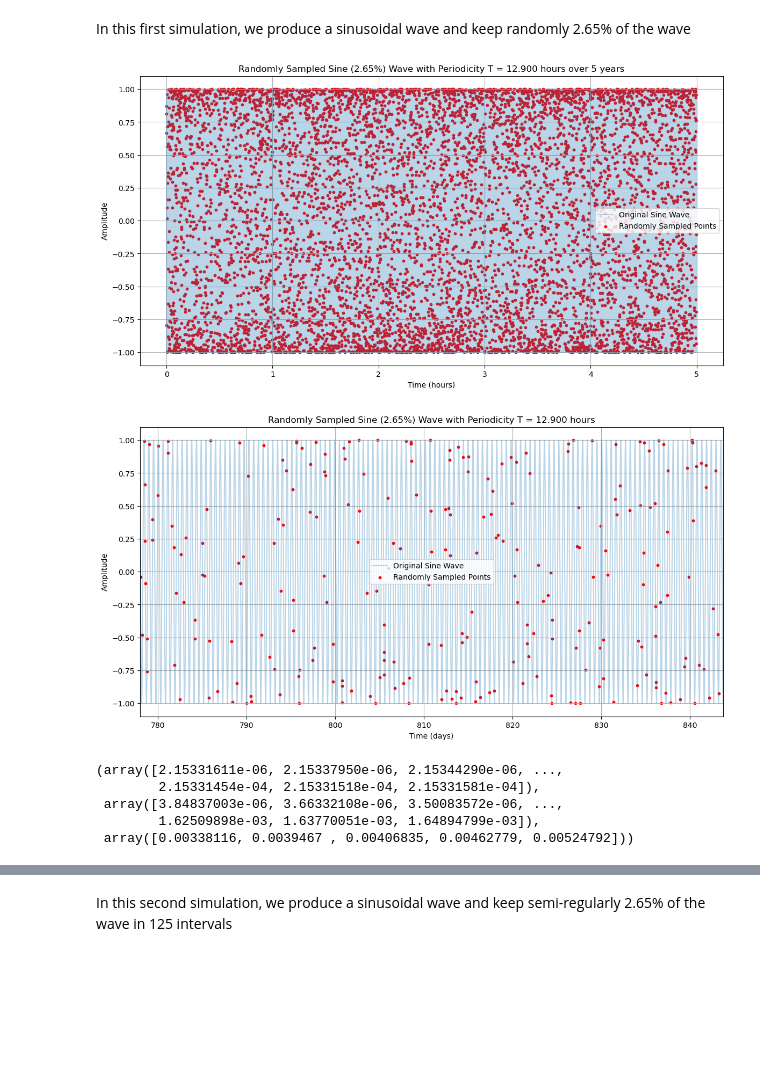
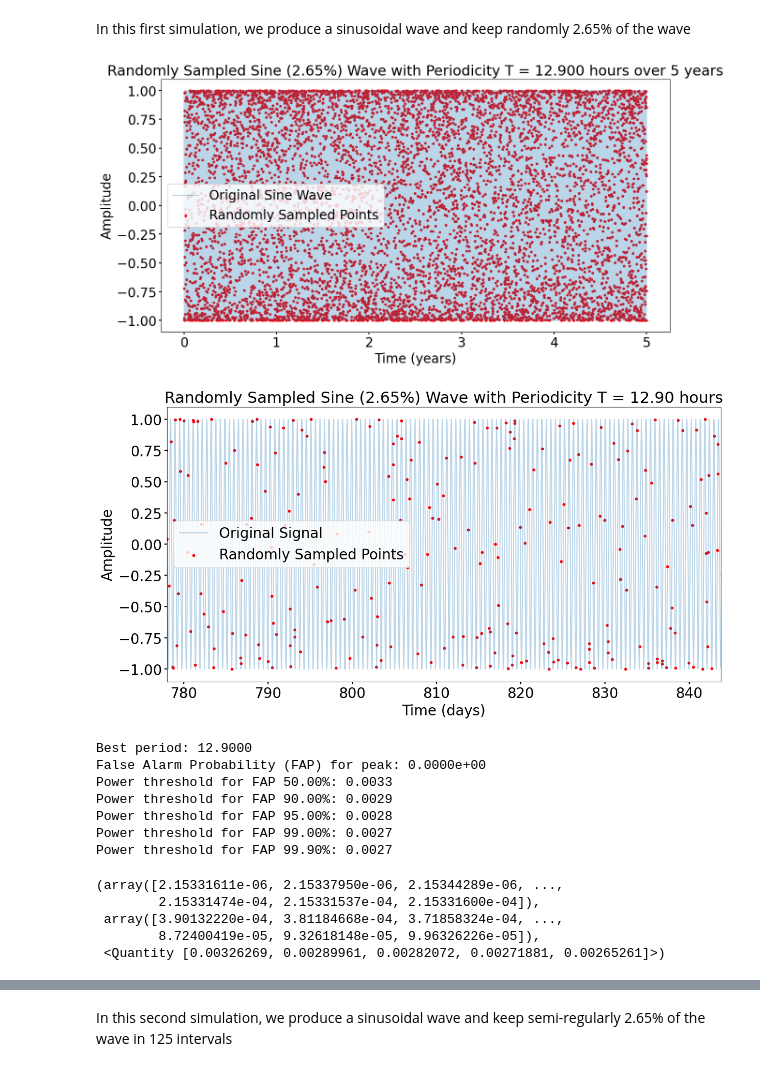
Before and after one commit to CorentinLouis/NenuFAR_pipeline_beamformed_data, a Jupyter notebook: normal_distribution_study.ipynb, the cells around one changed output, grey strips where cells are left out. Drawn from its saved outputs; the diff is of its cells as text; code cells hidden in the pictures; blank space fills up the shorter version.

Commit message:
Updating jupyter notebook to reproduce the normal distribution plots and results of Louis+2026 A&A

```diff
--- a/normal_distribution_study.ipynb
+++ b/normal_distribution_study.ipynb
@@ -4,4 +4,6 @@ import numpy
 import matplotlib.pyplot as plt
 from matplotlib.ticker import AutoMinorLocator, MultipleLocator
 import matplotlib.colors as mcolors
+# %%
+fontsize = 18
 # %%
@@ -335,7 +349,7 @@ In this first simulation, we produce a sinusoidal wave and keep randomly 2.65% o
 
 # Parameters
 #T = 9.95 * 3600  # Period in seconds (9.95 hours)
-T = 12.9 * 3600 #13 hours, so that it is close enough to Io synodic period
+T = 12.9 * 3600
 f = 1 / T  # Frequency
 A = 1  # Amplitude
 years = 5
@@ -347,51 +361,66 @@ t = numpy.arange(0, duration, sampling_interval)
 
 # Generate sine wave
 y = A * numpy.sin(2 * numpy.pi * f * t)
+## Generate data points
+#mask_T = y >= 0.9
+#y[~mask_T] = 0
+#y[mask_T] = 1
 
 # Randomly sample the time points to create gaps
 keep_fraction = 0.0265  # Fraction of points to keep
 num_samples = int(keep_fraction * len(t))
-random_indices = numpy.random.choice(len(t), num_samples, replace=False)
+rng = numpy.random.default_rng(12345)
+random_indices = rng.choice(len(t), num_samples, replace=False)
+
 t_sampled = t[random_indices]
 y_sampled = y[random_indices]
 
 # Sort the sampled points by time (optional, for plotting purposes)
 sorted_indices = numpy.argsort(t_sampled)
 t_sampled = t_sampled[sorted_indices]
 y_sampled = y_sampled[sorted_indices]
 
 # Plot the original sine wave and the sampled points
 plt.figure(figsize=(14, 7))
 plt.plot(t/60/60/24/365.25, y, label='Original Sine Wave', alpha=0.3)
 plt.scatter(t_sampled/60/60/24/365.25, y_sampled, color='red', s=10, label='Randomly Sampled Points')
-plt.xlabel('Time (hours)')
-plt.ylabel('Amplitude')
-plt.title(f'Randomly Sampled Sine ({keep_fraction*100:.2f}%) Wave with Periodicity T = {T/3600:.3f} hours over {years} years')
-plt.legend()
-plt.grid(True)
+plt.xlabel('Time (years)', fontsize = fontsize)
+plt.ylabel('Amplitude', fontsize = fontsize)
+plt.title(f'Randomly Sampled Sine ({keep_fraction*100:.2f}%) Wave with Periodicity T = {T/3600:.3f} hours over {years} years', fontsize = fontsize+2)
+plt.tick_params(axis='both', which='major', labelsize=fontsize, width = 1.5)
+plt.legend(fontsize = fontsize)
+plt.grid(False)
 plt.savefig("randomly_spaced_sin_T.pdf", format='pdf', transparent = True, dpi='figure')
 plt.show()
 
 # Zoom in
 plt.figure(figsize=(14, 7))
-plt.plot(t/60/60/24, y, label='Original Sine Wave', alpha=0.3)
+plt.plot(t/60/60/24, y, label='Original Signal', alpha=0.3)
 plt.scatter(t_sampled/60/60/24, y_sampled, color='red', s=10, label='Randomly Sampled Points')
 plt.xlim(2.13*365.25, 2.31*365.25)
-plt.xlabel('Time (days)')
-plt.ylabel('Amplitude')
-plt.title(f'Randomly Sampled Sine ({keep_fraction*100:.2f}%) Wave with Periodicity T = {T/3600:.3f} hours')
-plt.legend()
-plt.grid(True)
+plt.xlabel('Time (days)', fontsize = fontsize)
+plt.ylabel('Amplitude', fontsize = fontsize)
+plt.title(f'Randomly Sampled Sine ({keep_fraction*100:.2f}%) Wave with Periodicity T = {T/3600:.2f} hours', fontsize = fontsize+2)
+plt.tick_params(axis='both', which='major', labelsize=fontsize, width = 1.5)
+plt.legend(fontsize = fontsize)
+plt.grid(False)
 
 plt.savefig("randomly_spaced_sin_T_zoomin.pdf", format='pdf', transparent = True, dpi='figure')
 plt.show()
 
-calculate_and_plot_LS_distrib(t_sampled, y_sampled, T/3600, f"Lomb Scargle (LS) Periodogram", real_data = False, add_p_values='p-test',  savefig = True, filename_savedfile = 'LS_randomly_spaced_sin_T.pdf')
+calculate_and_plot_LS_distrib(t_sampled, y_sampled, T/3600, f"Lomb Scargle (LS) Periodogram", real_data = False,  savefig = True, filename_savedfile = 'LS_randomly_spaced_sin_T.pdf', add_p_values='from_ls')
 # %% [output]
-[figure, old version]
+[figure, new version]
-[figure, old version]
+[figure, new version]
-(array([2.15331611e-06, 2.15337950e-06, 2.15344290e-06, ...,
-        2.15331454e-04, 2.15331518e-04, 2.15331581e-04]),
- array([3.84837003e-06, 3.66332108e-06, 3.50083572e-06, ...,
-        1.62509898e-03, 1.63770051e-03, 1.64894799e-03]),
- array([0.00338116, 0.0039467 , 0.00406835, 0.00462779, 0.00524792]))
+Best period: 12.9000
+False Alarm Probability (FAP) for peak: 0.0000e+00
+Power threshold for FAP 50.00%: 0.0033
+Power threshold for FAP 90.00%: 0.0029
+Power threshold for FAP 95.00%: 0.0028
+Power threshold for FAP 99.00%: 0.0027
+Power threshold for FAP 99.90%: 0.0027
+(array([2.15331611e-06, 2.15337950e-06, 2.15344289e-06, ...,
+        2.15331474e-04, 2.15331537e-04, 2.15331600e-04]),
+ array([3.90132220e-04, 3.81184668e-04, 3.71858324e-04, ...,
+        8.72400419e-05, 9.32618148e-05, 9.96326226e-05]),
+ <Quantity [0.00326269, 0.00289961, 0.00282072, 0.00271881, 0.00265261]>)
```
Also changed, not shown: parts of 16 cells of this notebook.
